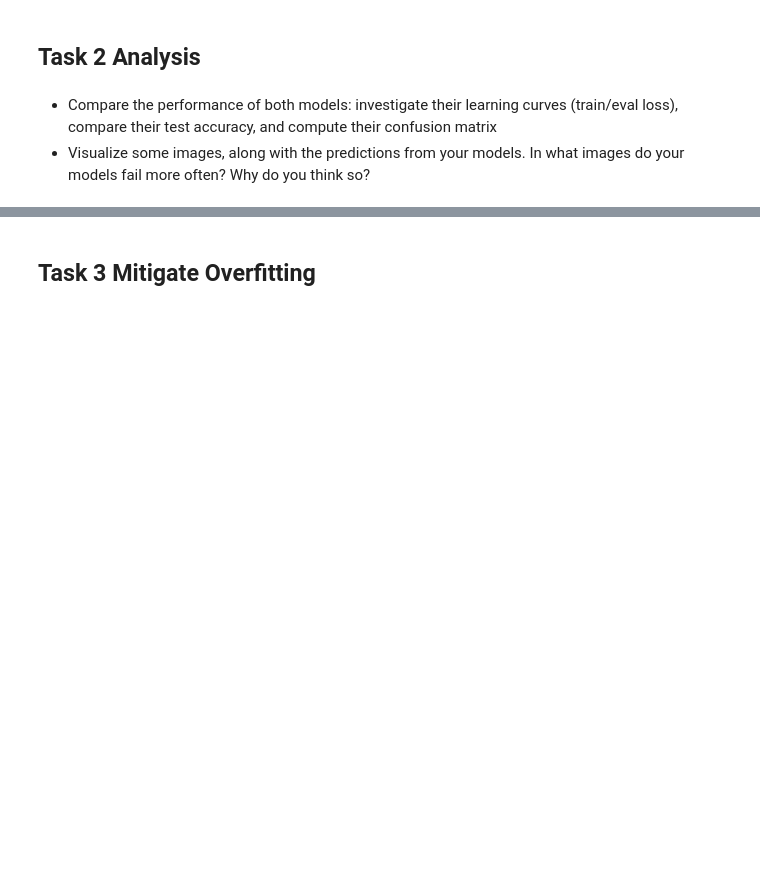
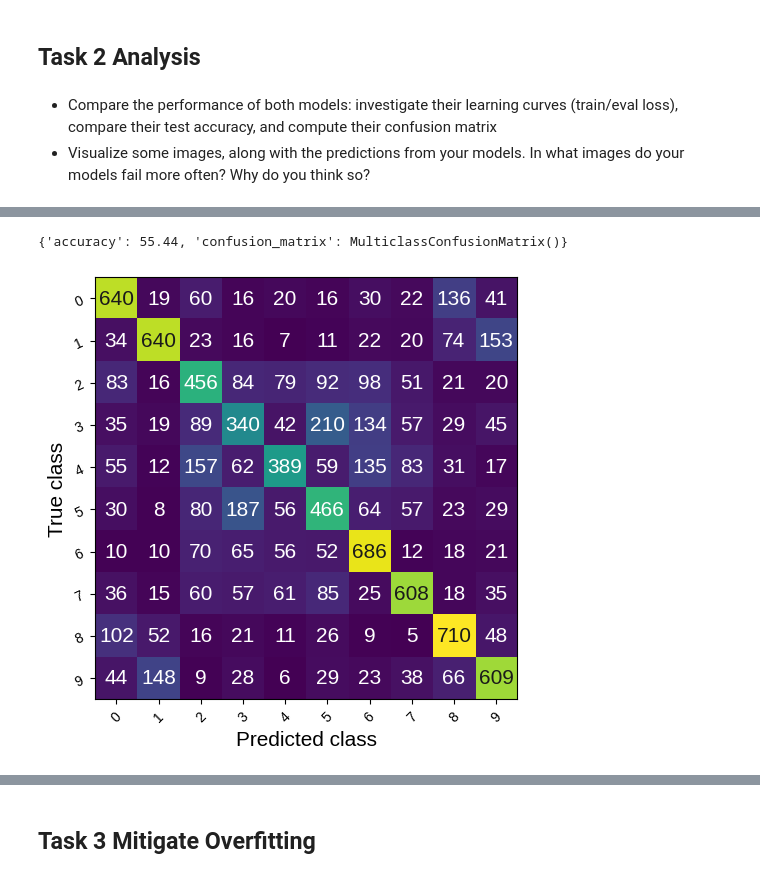
Before and after one commit to kel16/CudaLabTasksSS25, a Jupyter notebook: Session1/Solution1.ipynb, the cells around one changed output, grey strips where cells are left out. Drawn from its saved outputs; the diff is of its cells as text; code cells hidden in the pictures; blank space fills up the shorter version.

Commit message:
added confusion matrix and training with dropout layers

```diff
--- a/Session1/Solution1.ipynb
+++ b/Session1/Solution1.ipynb
@@ -94,0 +101,14 @@ Error:
+# %%
+from evaluate import evaluate
+from torchmetrics.classification import MulticlassConfusionMatrix
+
+confmat = MulticlassConfusionMatrix(num_classes=OUTPUT_DIM).to(device)
+metrics = evaluate(mlp, eval_loader, device, confmat)
+
+print(metrics)
+# %% [output]
+{'accuracy': 55.44, 'confusion_matrix': MulticlassConfusionMatrix()}
+# %%
+fig_, ax_ = metrics['confusion_matrix'].plot()
+# %% [output]
+[figure, added]
```
Also changed, not shown: parts of 15 cells of this notebook, 4 other files.
